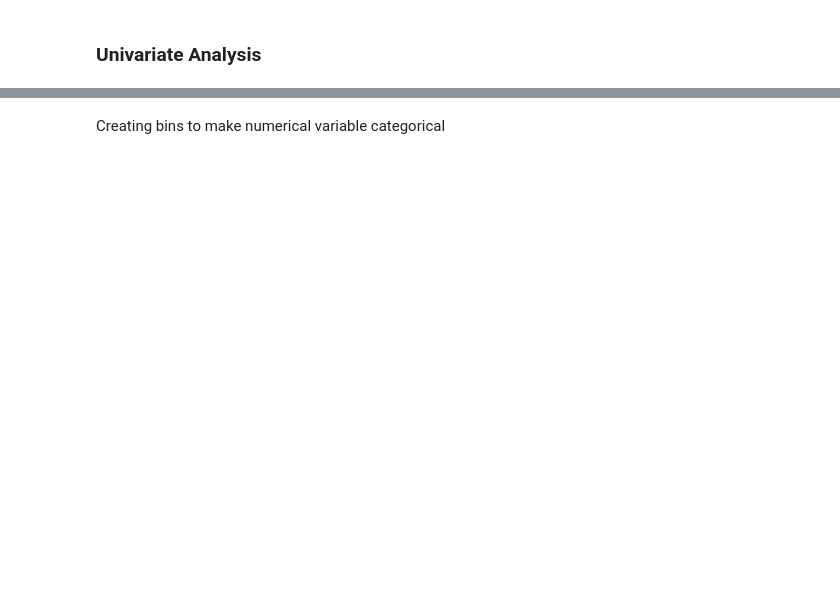
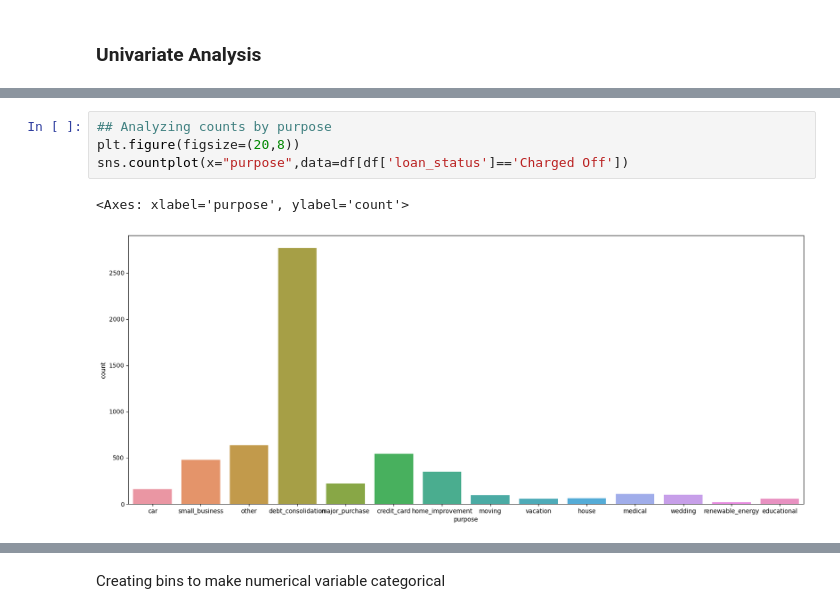
Before and after one commit to agnivachakraborty/LendingClubCaseStudy, a Jupyter notebook: LendingClubCaseStudy.ipynb, the cells around one changed output, grey strips where cells are left out. Cells and saved outputs as stored; diff of their text form; blank space fills up the shorter version.

```diff
--- a/LendingClubCaseStudy.ipynb
+++ b/LendingClubCaseStudy.ipynb
@@ -140,0 +161,7 @@ Name: verification_status, dtype: int64
+# %%
+## Analyzing counts by purpose
+plt.figure(figsize=(20,8))
+sns.countplot(x="purpose",data=df[df['loan_status']=='Charged Off'])
+# %% [output]
+<Axes: xlabel='purpose', ylabel='count'>
+[figure, added]
```
Also changed, not shown: parts of 29 cells of this notebook.
